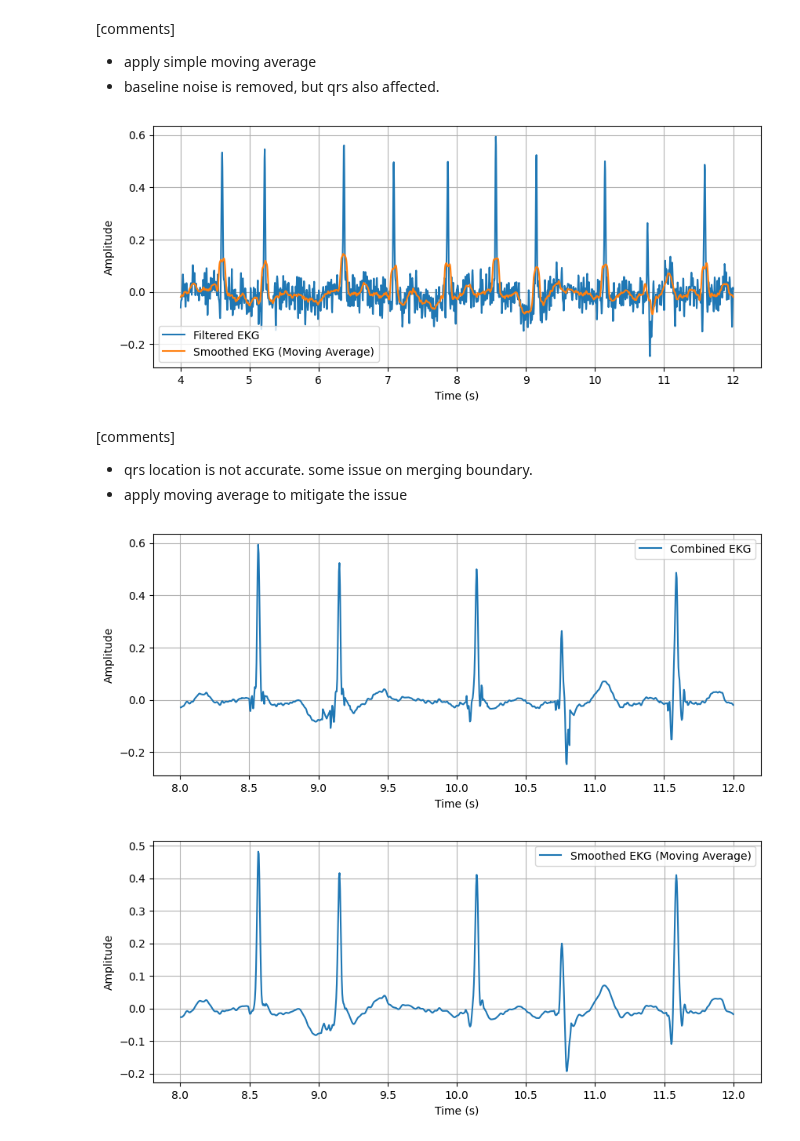
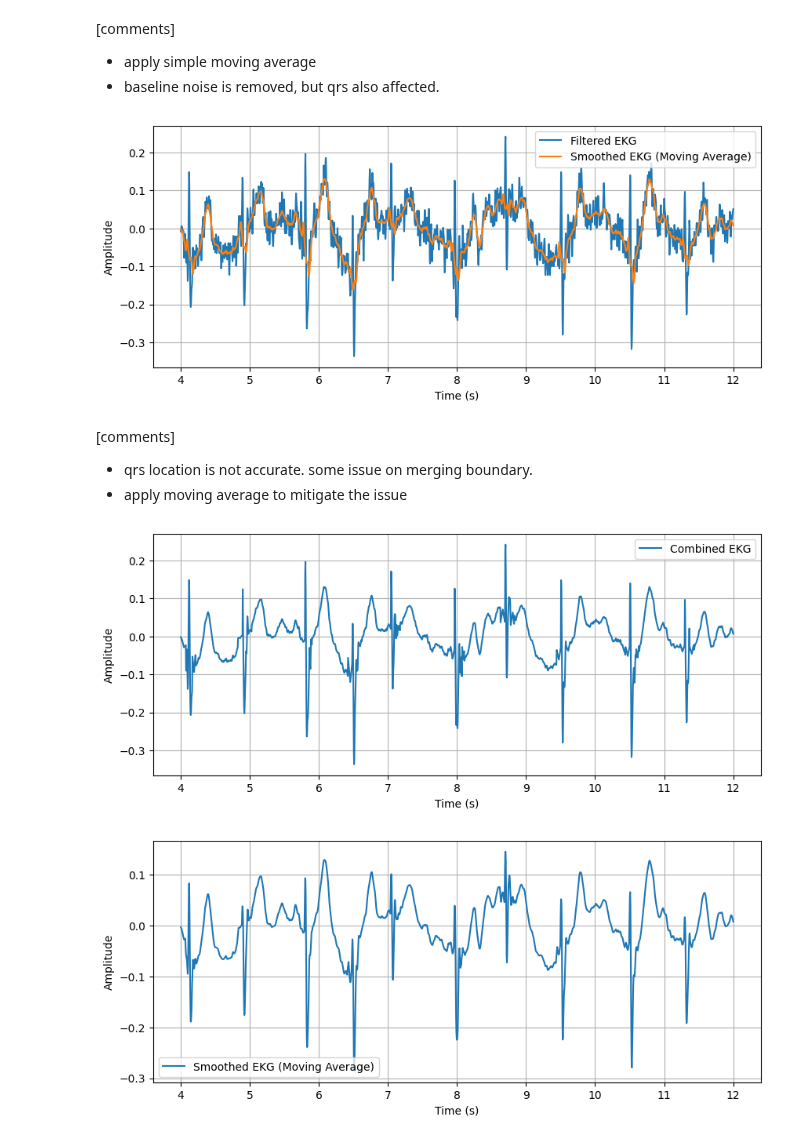
Before and after one commit to chenhaodev/biosig_ecg_plot, a Jupyter notebook: examples/noisy_ekg_samsung/samsung_csv_to_wfdb.ipynb, the cells around one changed output. Saved outputs shown, nothing was run; the diff lists cells and outputs as text; code cells hidden in the pictures.

```diff
--- a/examples/noisy_ekg_samsung/samsung_csv_to_wfdb.ipynb
+++ b/examples/noisy_ekg_samsung/samsung_csv_to_wfdb.ipynb
@@ -3,7 +3,7 @@ import pandas as pd
 import wfdb
 import numpy as np
 import argparse
-ekg_data = pd.read_csv('SUB_ICON_01010001_20210905_091338_ECG_AFIB_raw_250Hz.csv', header=None)
+ekg_data = pd.read_csv('../../SUB_ICON_05010002_20210912_140420_ECG_AFIB_raw_250Hz.csv', header=None)
 ekg_values = ekg_data.values[:,1] + 170
 timestamps = ekg_data.values[:,0]
 signals = np.array([ekg_values]).T
@@ -15,8 +15,8 @@ import matplotlib.pyplot as plt
 # Define the filter parameters
 fs = 250  # Sampling frequency (Hz)
 lowcut = 0.5  # Low cutoff frequency (Hz)
-highcut = 50  # High cutoff frequency (Hz)
-order = 4  # Filter order
+highcut = 45  # High cutoff frequency (Hz)
+order = 5  # Filter order
 
 # Normalize the cutoff frequencies
 nyquist = 0.5 * fs
@@ -55,7 +55,7 @@ def moving_average(signal, window_size):
     return np.convolve(signal, window, mode='same')
 
 # Apply moving average to the filtered EKG signal
-window_size = 25  # Adjust the window size as needed
+window_size = 20  # Adjust the window size as needed
 smoothed_ekg = moving_average(filtered_ekg, window_size)
 
 # Plot the original, filtered, and smoothed EKG signals
@@ -68,7 +68,7 @@ plt.legend()
 plt.grid(True)
 plt.show()
 # %% [output]
-[figure, old version]
+[figure, new version]
 # %% [markdown]
 [comments]
 * qrs location is not accurate. some issue on merging boundary.
@@ -97,11 +97,11 @@ def pan_tompkins_qrs_detect(signal, fs):
     squared_signal = diff_signal ** 2
 
     # Moving average
-    window_size = int(0.12 * fs)  # 120 ms window
+    window_size = int(0.08 * fs)  # 120 ms window
     averaged_signal = np.convolve(squared_signal, np.ones(window_size) / window_size, mode='same')
 
     # Thresholding
-    threshold = np.mean(averaged_signal) * 0.5  # Adjust the threshold as needed
+    threshold = np.mean(averaged_signal) * 0.2  # Adjust the threshold as needed
     peaks, _ = find_peaks(averaged_signal, height=threshold, distance=int(0.2 * fs))  # 200 ms minimum distance
 
     return peaks
@@ -110,8 +110,6 @@ def pan_tompkins_qrs_detect(signal, fs):
 qrs_peaks = pan_tompkins_qrs_detect(filtered_ekg, fs)
 
 # Combine the baseline from the moving average signal with the peak area from the original signal
-from scipy.signal import find_peaks
-
 from scipy.signal import find_peaks
 
 # Combine the baseline from the moving average signal with the peak area from the original signal
@@ -125,7 +123,8 @@ for peak in qrs_peaks:
     # Find the local minimum after the R-peak
     window_after_peak = filtered_ekg[peak:orig_end]
     inv_window_after_peak = -window_after_peak  # Invert the window for finding peaks
-    min_peaks, _ = find_peaks(inv_window_after_peak)
+    min_peak_distance = int(0.01 * fs)
+    min_peaks, _ = find_peaks(inv_window_after_peak, distance=min_peak_distance)
 
     if len(min_peaks) > 0:
         updated_end = min(peak + min_peaks[0] + int(0.025 * fs), orig_end)  # Update the end index and add space
@@ -169,36 +168,36 @@ for peak in qrs_peaks:
 
 # Plot the original, smoothed, and combined EKG signals
 plt.figure(figsize=(10, 4))
-plt.plot(timestamps[2000:3000], combined_ekg[2000:3000], label='Combined EKG')
+plt.plot(timestamps[1000:3000], combined_ekg[1000:3000], label='Combined EKG')
 plt.xlabel('Time (s)')
 plt.ylabel('Amplitude')
 plt.legend()
 plt.grid(True)
 plt.show()
 # %% [output]
-[figure, old version]
+[figure, new version]
 # %%
 import numpy as np
 import matplotlib.pyplot as plt
 
 def moving_average(signal, window_size):
     """
     Applies moving average smoothing to the input signal.
     """
     window = np.ones(window_size) / window_size
     return np.convolve(signal, window, mode='same')
 
 # Apply moving average to the filtered EKG signal
 window_size = 5 # Adjust the window size as needed
 smoothed_ekg = moving_average(combined_ekg, 5)
 
 # Plot the original, filtered, and smoothed EKG signals
 plt.figure(figsize=(10, 4))
-plt.plot(timestamps[2000:3000], smoothed_ekg[2000:3000], label='Smoothed EKG (Moving Average)')
+plt.plot(timestamps[1000:3000], smoothed_ekg[1000:3000], label='Smoothed EKG (Moving Average)')
 plt.xlabel('Time (s)')
 plt.ylabel('Amplitude')
 plt.legend()
 plt.grid(True)
 plt.show()
 # %% [output]
-[figure, old version]
+[figure, new version]
```
Also changed, not shown: parts of 1 cell of this notebook, 2 other files.
